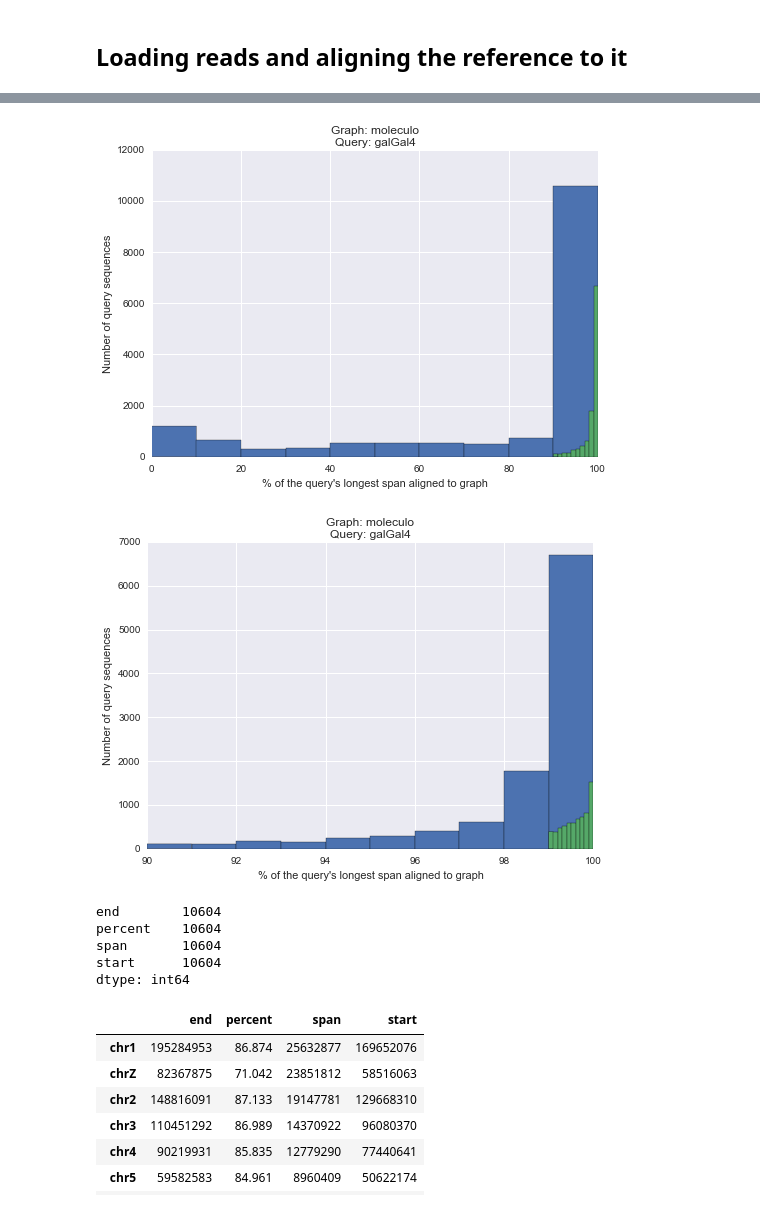
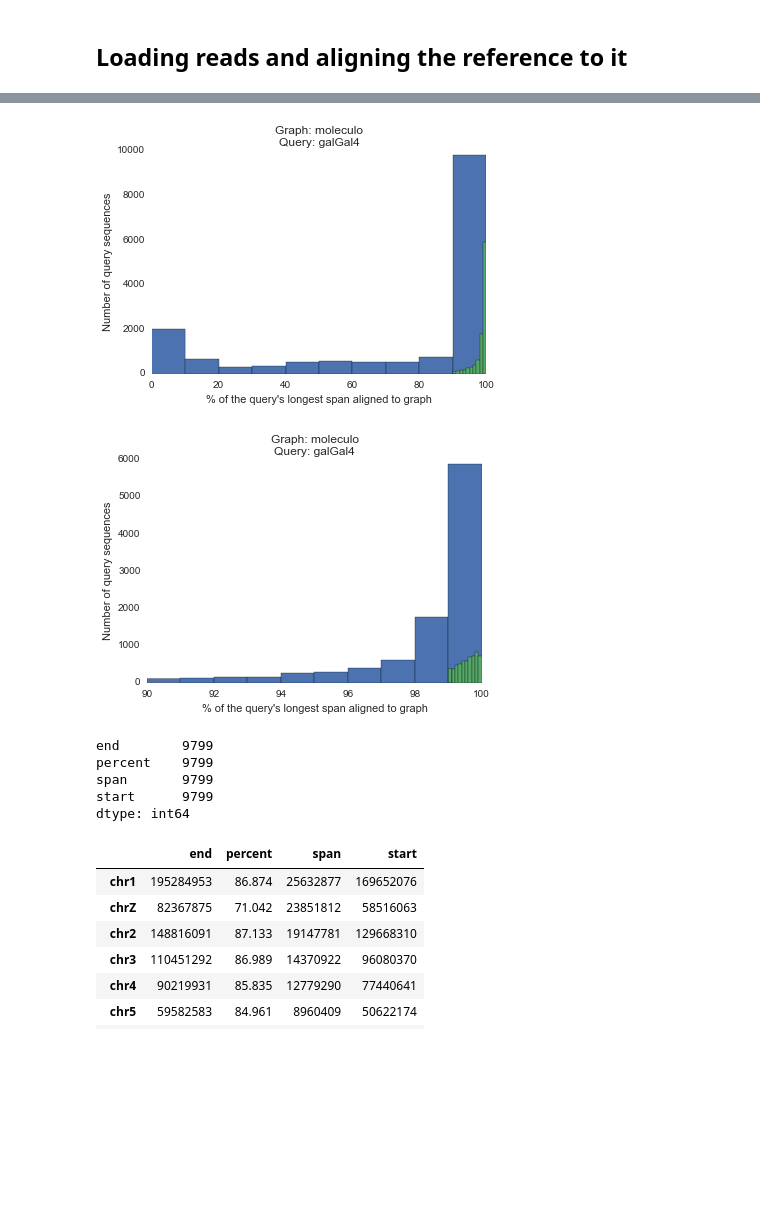
Before and after one commit to luizirber/2015-graphalign-longreads, a Jupyter notebook: notebooks/Exploration.ipynb, the cells around one changed output, grey strips where cells are left out. Cells and saved outputs as stored; diff of their text form; code cells hidden in the pictures; blank space fills up the shorter version.

```diff
--- a/notebooks/Exploration.ipynb
+++ b/notebooks/Exploration.ipynb
@@ -164,20 +166,21 @@ through /mnt/research/ged/irberlui/biodata/galGal/inputs/moleculo/LR6000017-DNA_
 through /mnt/research/ged/irberlui/biodata/galGal/inputs/moleculo/LR6000017-DNA_A01-LRAAA-5_LongRead.fastq.gz
 fp rate estimated to be 0.002
 # %%
-moleculo_k21 = check_align('../2015-khmer-wok2-vc/moleculo.align.out',
-                           ranges=[(90, 100, 11), (99, 100, 11)],
-                           graph="moleculo",
-                           query="galGal4")
+moleculo_k21 = (check_align('../2015-khmer-wok2-vc/moleculo.align.out',
+                                  ranges=[(90, 100, 11), (99, 100, 11)],
+                                  graph="moleculo",
+                                  query="galGal4")
+                       .query('span != 0'))
 # %% [output]
-[figure, old version]
+[figure, new version]
-[figure, old version]
+[figure, new version]
 # %%
 moleculo_k21[moleculo_k21['percent'] > 90].count()
 # %% [output]
-end        10604
-percent    10604
-span       10604
-start      10604
+end        9799
+percent    9799
+span       9799
+start      9799
 dtype: int64
 # %%
 moleculo_k21.sort('span', ascending=False).head(20)
```
Also changed, not shown: parts of 35 cells of this notebook.
